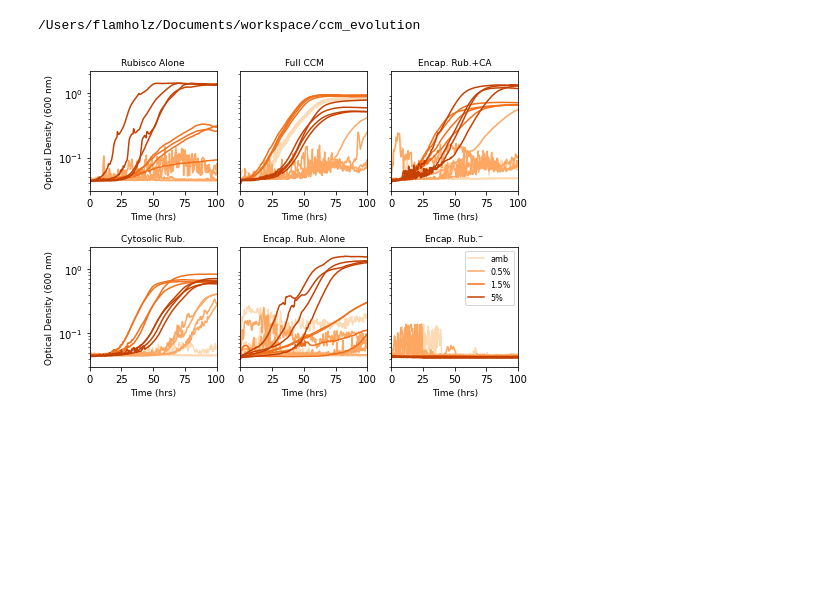
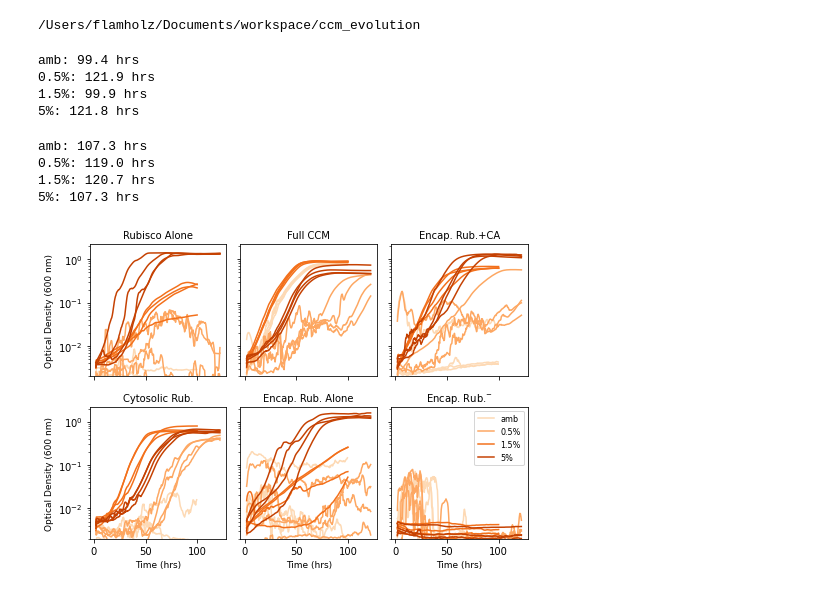
Before and after one commit to flamholz/ccm_evolution, a Jupyter notebook: notebooks/Figs3_4_6_CCMB1.ipynb, the cells around one changed output. Cells and saved outputs as stored; diff of their text form; code cells hidden in the pictures; blank space fills up the shorter version.

Commit message:
figure changes in response to reviews

```diff
--- a/notebooks/Figs3_4_6_CCMB1.ipynb
+++ b/notebooks/Figs3_4_6_CCMB1.ipynb
@@ -15,6 +15,22 @@ from autotroph_model import AutotrophModel
 from matplotlib import pyplot as plt
 from mpl_toolkits.axes_grid1.inset_locator import inset_axes
 from statannot import add_stat_annotation
+# %%
+def blank_timeseries_df(df):
+    # Find the blank columns, calculate the mean blank value
+    columns = df.columns
+    blank_cols = [c for c in columns if c.lower().startswith('blank')]
+    blank_val = df[blank_cols].mean().mean()
+
+    # Make a copy of the DF and subtract the blank off the per-well values
+    # NOTE: the first few columns include metadata like temp and time.
+    blanked_df = df.copy()
+    blanked_df[blanked_df.columns[4:]] -= blank_val
+
+    return blanked_df
+
+def blank_all_dfs(dfs):
+    return [blank_timeseries_df(d) for d in dfs]
 # %%
 # Load data investigating effects of encapsulation
 df_amb = pd.read_csv('data/Ecoli_CCMB1/EJD_2020_encapsulation_timecourses/090720_ED_OD600_ambientCO2.csv')
@@ -23,7 +39,17 @@ df_1pt5pct = pd.read_csv('data/Ecoli_CCMB1/EJD_2020_encapsulation_timecourses/09
 df_5pct = pd.read_csv('data/Ecoli_CCMB1/EJD_2020_encapsulation_timecourses/072720_ED_OD600_5pctCO2.csv')
 
 co2_dfs_encap = [df_amb, df_pt5pct, df_1pt5pct, df_5pct]
+co2_dfs_encap_blanked = blank_all_dfs(co2_dfs_encap)
 co2_conds = 'amb,0.5%,1.5%,5%'.split(',')
+
+for co2, df in zip(co2_conds, co2_dfs_encap):
+    max_th = df.time_s.max() / 60 /60
+    print('{0}: {1:.1f} hrs'.format(co2, max_th))
+# %% [output]
+amb: 99.4 hrs
+0.5%: 121.9 hrs
+1.5%: 99.9 hrs
+5%: 121.8 hrs
 # %%
 # Load data investigating effects of a futile cycle
 df_pt5pct = pd.read_csv('data/Ecoli_CCMB1/EJD_2020_futile_cycle_data/011120_futile_cycle_0.5%.csv')
@@ -32,3 +58,13 @@ df_5pct = pd.read_csv('data/Ecoli_CCMB1/EJD_2020_futile_cycle_data/050321_futile
 df_amb = pd.read_csv('data/Ecoli_CCMB1/EJD_2020_futile_cycle_data/050321_futile_cycle_amb.csv')
 
 co2_dfs_futcyc = [df_amb, df_pt5pct, df_1pt5pct, df_5pct]
+co2_dfs_futcyc_blanked = blank_all_dfs(co2_dfs_futcyc)
+
+for co2, df in zip(co2_conds, co2_dfs_futcyc):
+    max_th = df.time_s.max() / 60 /60
+    print('{0}: {1:.1f} hrs'.format(co2, max_th))
+# %% [output]
+amb: 107.3 hrs
+0.5%: 119.0 hrs
+1.5%: 120.7 hrs
+5%: 107.3 hrs
@@ -35,51 +113,55 @@ co2_dfs_futcyc = [df_amb, df_pt5pct, df_1pt5pct, df_5pct]
 # %%
 # SI figures with full growth trajectories for every strain & condition
 # 1. Encapsulation experiment -
-fig, axs = plt.subplots(nrows=2, ncols=3, figsize=(7,5))
+fig, axs = plt.subplots(nrows=2, ncols=3, figsize=(7,5), sharey=True, sharex=True)
 
 xlim = (0, 100)
-ylim = (0.03, 2.2)
+ylim = (0.002, 2.2)
 
 # Base names of strains to plot from futile cycle exp
 inactive_rub = "CCMB1:pCB' K194M+pCCM'"
 rub_alone = "CCMB1:p1A+pFA-sfGFP"
 rub_encap = "CCMB1:pCB' C173S+pFA-sfGFP"
 rub_ca_encap = "CCMB1:pCB'+pFA-sfGFP"
 rub_cyto_csome = "CCMB1:pCB' Y72R+pCCM'"
 full_ccm = "CCMB1:pCB'+pCCM'"
 strain_names_encap = [rub_alone, full_ccm, rub_ca_encap, rub_cyto_csome, rub_encap, inactive_rub]
 titles_encap = 'Rubisco Alone,Full CCM,Encap. Rub.+CA,Cytosolic Rub.,Encap. Rub. Alone,Encap. Rub.$^{-}$'.split(',')
 
 pal = sns.color_palette('Oranges', n_colors=4)
 for strain, ax in zip(strain_names_encap, axs.flatten()):
     plt.sca(ax)
     cols = [strain+'.{0}'.format(i) for i in range(1,5)]
-    for j, my_df in enumerate(co2_dfs_encap):
+    for j, my_df in enumerate(co2_dfs_encap_blanked):
         time_h = my_df.time_s / 60 / 60
         label = co2_conds[j]
         for col in cols:
-            plt.semilogy(time_h, my_df[col], color=pal[j], label=label)
+            # cultures that grow poorly show quite a lot of fluctuations in OD,
+            # so we smooth the data for plotting.
+            smoothed = my_df[col].rolling(5).mean()
+            plt.semilogy(time_h, smoothed, color=pal[j], label=label)
             label = None
 
 for i, (title, ax) in enumerate(zip(titles_encap, axs.flatten())):
     plt.sca(ax)
-    plt.title(title, fontsize=9)
-    plt.xlim(*xlim)
+    plt.title(title, fontsize=10, fontweight='medium')
+    #plt.xlim(*xlim)
     plt.ylim(*ylim)
-    plt.xlabel('Time (hrs)', fontsize=9)
 
     if i%3 == 0:
         plt.ylabel('Optical Density (600 nm)', fontsize=9)
-    else:
-        plt.yticks([])
+    if i > 2:
+        plt.xlabel('Time (hrs)', fontsize=9)
 
 plt.legend(fontsize=8)
 
 plt.tight_layout()
 plt.savefig('figures/fig3/fig3S1_encap_growth_curves.png', dpi=600, facecolor='w')
+plt.savefig('figures/fig3/fig3S1_encap_growth_curves.pdf', dpi=600, facecolor='w')
+
 plt.show()
 # %% [output]
-[figure, old version]
+[figure, new version]
 # %%
 # SI figures with full growth trajectories for every strain & condition
 # 2. futile cycle experiment
```
Also changed, not shown: parts of 10 cells of this notebook, 6 other files.
